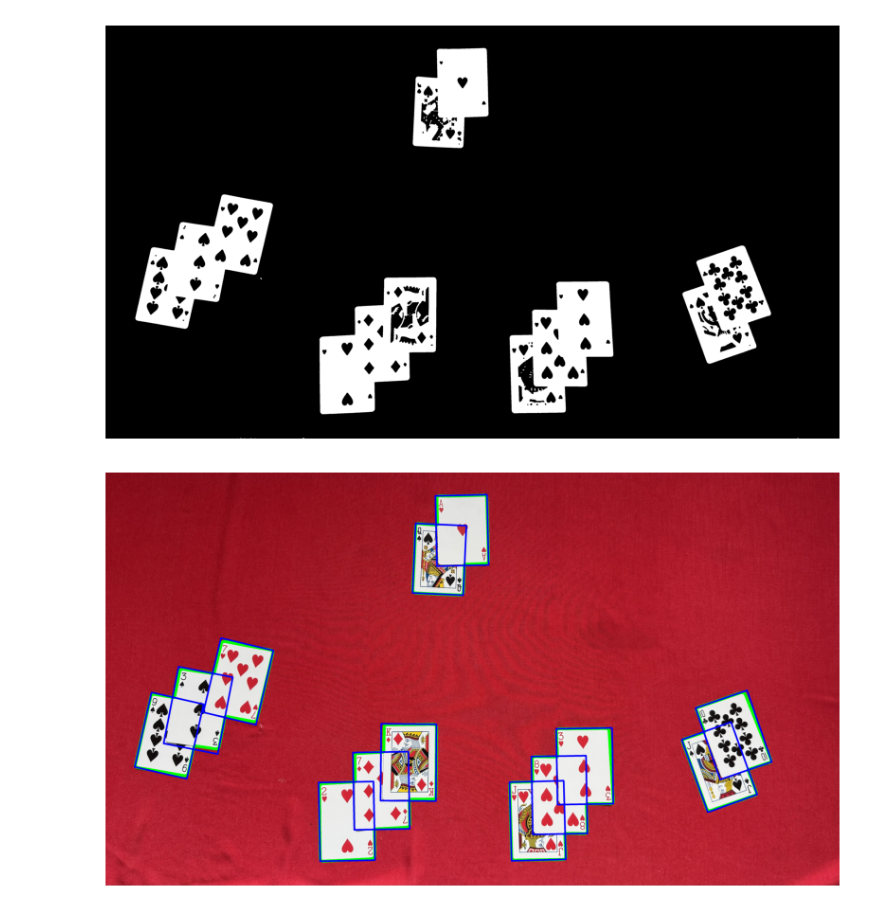
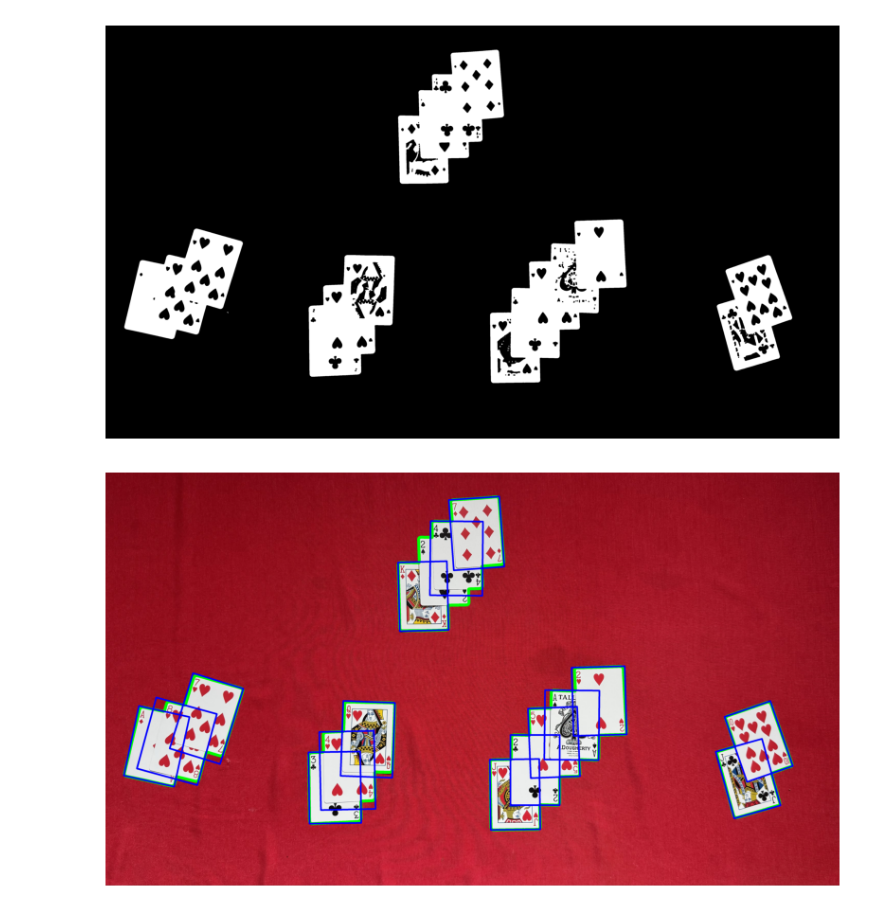
Before and after one commit to SuperrMurlocc/Blackjack-Table-State-Monitoring-System, a Jupyter notebook: card_shark.ipynb, the cells around one changed output. Cells and saved outputs as stored; diff of their text form; code cells hidden in the pictures.

```diff
--- a/card_shark.ipynb
+++ b/card_shark.ipynb
@@ -1,5 +1,5 @@
 # %%
 from cardshark import Vision
 # %%
-vision = Vision('database/IMG_2566.jpeg', log_level='IMPORTANT')
+vision = Vision('database/IMG_2559.jpeg', log_level='IMPORTANT', scale=1.0)
 # %% [output]
@@ -7,2 +7,2 @@ vision = Vision('database/IMG_2566.jpeg', log_level='IMPORTANT')
-[figure, old version]
+[figure, new version]
-[figure, old version]
+[figure, new version]
```
Also changed, not shown: parts of 1 cell of this notebook, 5 other files.
